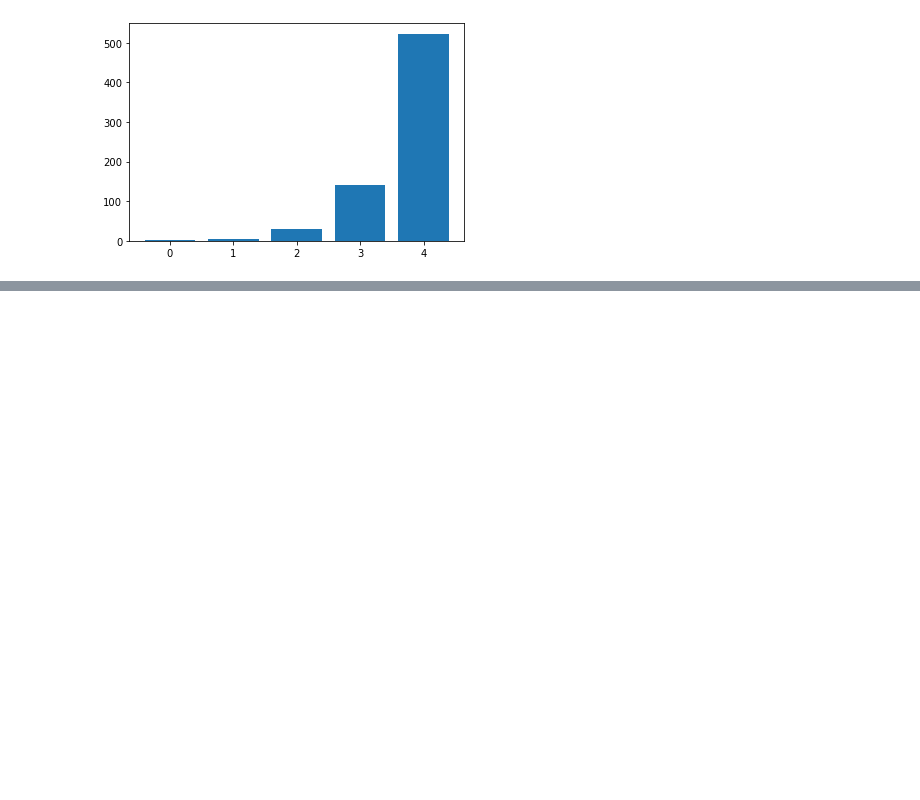
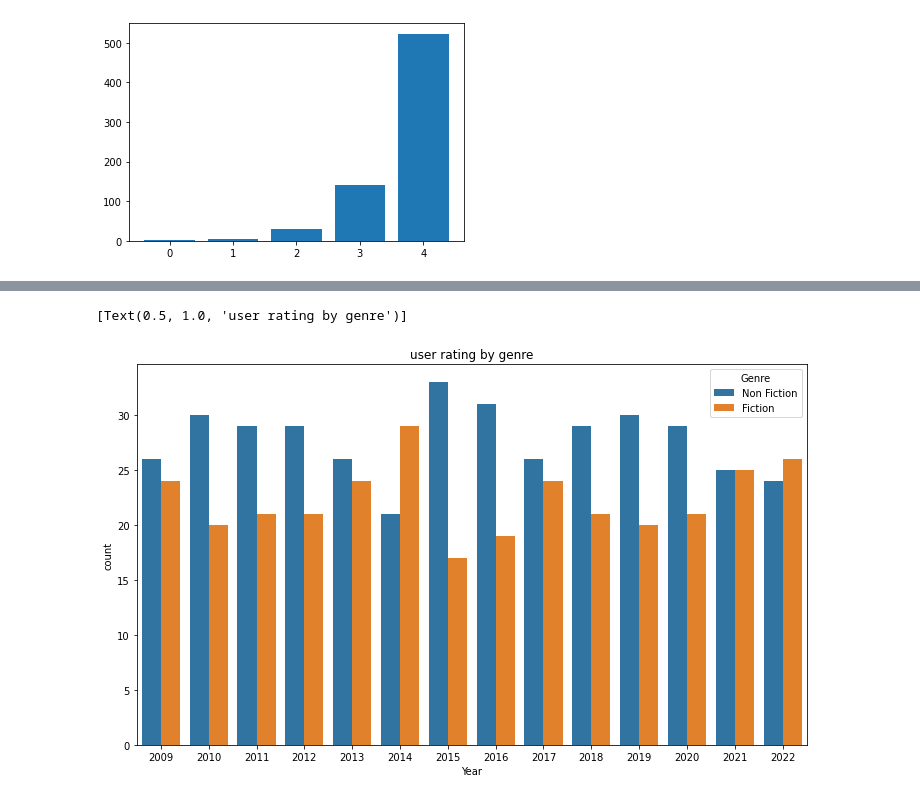
Before and after one commit to Nenne2000/BestSellerAmazon_Notebook, a Jupyter notebook: Notebook.ipynb, the cells around one changed output, grey strips where cells are left out. Drawn from its saved outputs; the diff is of its cells as text; code cells hidden in the pictures; blank space fills up the shorter version.

```diff
--- a/Notebook.ipynb
+++ b/Notebook.ipynb
@@ -70,0 +110,7 @@ Come possiamo immaginare essendo i best-seller degli ultimi anni il grafico most
+# %%
+plt.figure(figsize=(12,7))
+
+sns.countplot(x="Year",hue="Genre",data= book).set(title= 'user rating by genre')
+# %% [output]
+[Text(0.5, 1.0, 'user rating by genre')]
+[figure, added]
```
Also changed, not shown: parts of 10 cells of this notebook.
